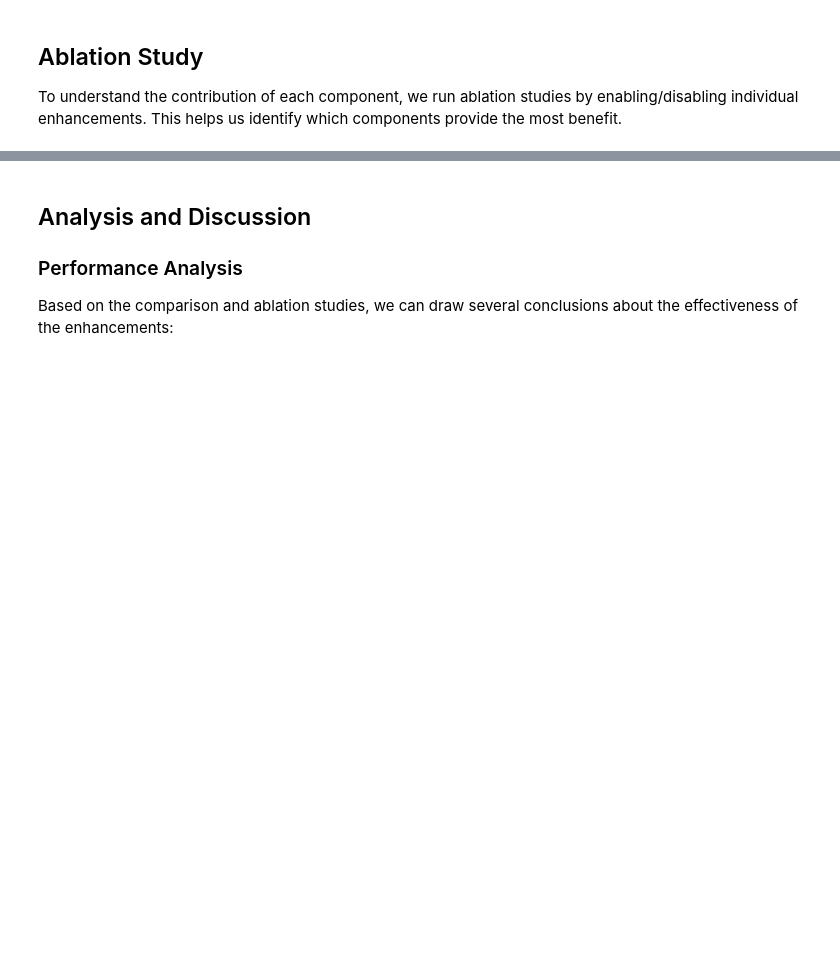
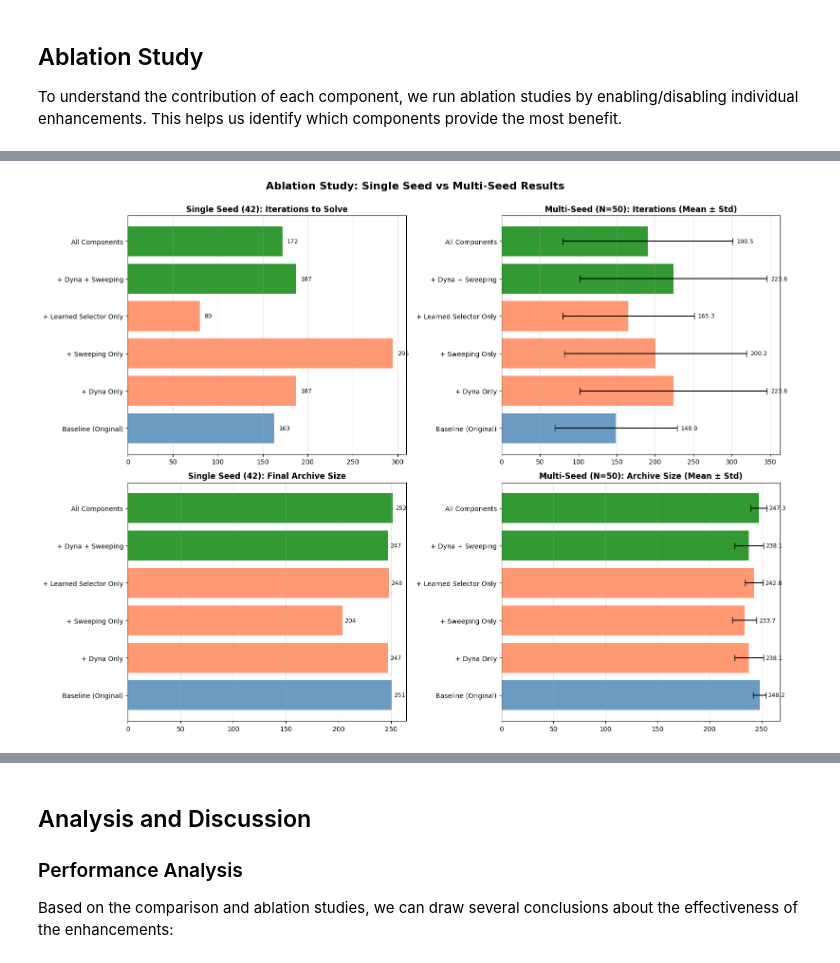
Before and after one commit to anthonyvnguyen/go-explore-mv, a Jupyter notebook: go_explore_enhanced.ipynb, the cells around one changed output, grey strips where cells are left out. Saved outputs shown, nothing was run; the diff lists cells and outputs as text; code cells hidden in the pictures; blank space fills up the shorter version.

```diff
--- a/go_explore_enhanced.ipynb
+++ b/go_explore_enhanced.ipynb
@@ -1093,6 +1244,8 @@ for name, config in configs:
     np.random.seed(42)
     torch.manual_seed(42)
     env_ab = gym.make('FrozenLake-v1', desc=env_map, is_slippery=False, render_mode=None)
+    env_ab.reset(seed=42)
+    env_ab.action_space.seed(42)
 
     if name == 'Baseline (Original)':
         arch, hist = go_explore_phase1(env_ab, max_iterations=500, k_explore=10)
@@ -1100,7 +1253,7 @@ for name, config in configs:
             'solved_iteration': hist['solved_iteration'],
             'final_size': len(arch),
             'max_reward': hist['max_reward'][-1],
-            'cells_at_solve': hist['cells_discovered'][hist['solved_iteration']] if hist['solved_iteration'] else None
+            'cells_at_solve': hist['cells_discovered'][hist['iterations'].index(hist['solved_iteration'])] if hist['solved_iteration'] in hist.get('iterations', []) else None
         }
     else:
         arch, hist, _, _, _ = go_explore_phase1_enhanced(env_ab, max_iterations=500, k_explore=10, **config)
@@ -1108,7 +1261,7 @@ for name, config in configs:
             'solved_iteration': hist['solved_iteration'],
             'final_size': len(arch),
             'max_reward': hist['max_reward'][-1],
-            'cells_at_solve': hist['cells_discovered'][hist['solved_iteration']] if hist['solved_iteration'] else None
+            'cells_at_solve': hist['cells_discovered'][hist['iterations'].index(hist['solved_iteration'])] if hist['solved_iteration'] in hist.get('iterations', []) else None
         }
 
     print(f"  Solved: {results_ablation[name]['solved_iteration']}, "
@@ -1120,44 +1379,70 @@ print("="*70)
 # %%
-# Visualize Ablation Results
-fig, axes = plt.subplots(1, 2, figsize=(15, 6))
+# Visualization: Single-Seed vs Multi-Seed Comparison
 
+# Prepare data
 config_names = list(results_ablation.keys())
-solved_iters = [results_ablation[n]['solved_iteration'] if results_ablation[n]['solved_iteration'] else 500
-                for n in config_names]
-final_sizes = [results_ablation[n]['final_size'] for n in config_names]
+single_solved = [results_ablation[n]['solved_iteration'] if results_ablation[n]['solved_iteration'] else 500 for n in config_names]
+multi_solved_mean = [results_ablation_multi[n]['solved_iteration_mean'] for n in config_names]
+multi_solved_std = [results_ablation_multi[n]['solved_iteration_std'] for n in config_names]
 
-# Plot 1: Iterations to Solve
-colors = ['steelblue' if 'Baseline' in n else 'coral' if 'Only' in n else 'green'
-          for n in config_names]
-bars1 = axes[0].barh(config_names, solved_iters, color=colors, alpha=0.8)
-axes[0].set_xlabel('Iterations to Solve (or 500 if not solved)', fontsize=12)
-axes[0].set_title('Ablation Study: Iterations to Solve', fontsize=14, fontweight='bold')
-axes[0].grid(True, alpha=0.3, axis='x')
-# Add value labels on bars
-for i, (bar, val) in enumerate(zip(bars1, solved_iters)):
-    axes[0].text(val + 5, i, str(val), va='center', fontsize=9)
+single_final = [results_ablation[n]['final_size'] for n in config_names]
+multi_final_mean = [results_ablation_multi[n]['final_size_mean'] for n in config_names]
+multi_final_std = [results_ablation_multi[n]['final_size_std'] for n in config_names]
 
-# Plot 2: Final Archive Size
-bars2 = axes[1].barh(config_names, final_sizes, color=colors, alpha=0.8)
-axes[1].set_xlabel('Final Archive Size', fontsize=12)
-axes[1].set_title('Ablation Study: Final Archive Size', fontsize=14, fontweight='bold')
-axes[1].grid(True, alpha=0.3, axis='x')
-# Add value labels on bars
-for i, (bar, val) in enumerate(zip(bars2, final_sizes)):
-    axes[1].text(val + 2, i, str(val), va='center', fontsize=9)
+# Create plots
+fig, axes = plt.subplots(2, 2, figsize=(16, 12))
+fig.suptitle('Ablation Study: Single Seed vs Multi-Seed Results', fontsize=16, fontweight='bold')
+
+colors = ['steelblue' if 'Baseline' in n else 'coral' if 'Only' in n else 'green' for n in config_names]
+
+# Plot 1: Iterations (Single Seed)
+bars1 = axes[0, 0].barh(config_names, single_solved, color=colors, alpha=0.8)
+axes[0, 0].set_title('Single Seed (42): Iterations to Solve', fontsize=12, fontweight='bold')
+axes[0, 0].grid(True, alpha=0.3, axis='x')
+for i, v in enumerate(single_solved):
+    axes[0, 0].text(v + 5, i, str(v), va='center', fontsize=9)
+
+# Plot 2: Iterations (Multi-Seed)
+bars2 = axes[0, 1].barh(config_names, multi_solved_mean, xerr=multi_solved_std, color=colors, alpha=0.8, capsize=5)
+axes[0, 1].set_title(f'Multi-Seed (N={NUM_ABLATION_SEEDS}): Iterations (Mean ± Std)', fontsize=12, fontweight='bold')
+axes[0, 1].grid(True, alpha=0.3, axis='x')
+for i, v in enumerate(multi_solved_mean):
+    axes[0, 1].text(v + multi_solved_std[i] + 5, i, f"{v:.1f}", va='center', fontsize=9)
+
+# Plot 3: Final Archive Size (Single Seed)
+bars3 = axes[1, 0].barh(config_names, single_final, color=colors, alpha=0.8)
+axes[1, 0].set_title('Single Seed (42): Final Archive Size', fontsize=12, fontweight='bold')
+axes[1, 0].grid(True, alpha=0.3, axis='x')
+for i, v in enumerate(single_final):
+    axes[1, 0].text(v + 2, i, str(v), va='center', fontsize=9)
+
+# Plot 4: Final Archive Size (Multi-Seed)
+bars4 = axes[1, 1].barh(config_names, multi_final_mean, xerr=multi_final_std, color=colors, alpha=0.8, capsize=5)
+axes[1, 1].set_title(f'Multi-Seed (N={NUM_ABLATION_SEEDS}): Archive Size (Mean ± Std)', fontsize=12, fontweight='bold')
+axes[1, 1].grid(True, alpha=0.3, axis='x')
+for i, v in enumerate(multi_final_mean):
+    axes[1, 1].text(v + multi_final_std[i] + 2, i, f"{v:.1f}", va='center', fontsize=9)
 
 plt.tight_layout()
+plt.subplots_adjust(top=0.92)
 plt.show()
 
-# Print Ablation Summary
-print("\n" + "="*70)
-print("ABLATION STUDY SUMMARY")
-print("="*70)
+# Print Summary Table
+print("\n" + "="*100)
+print(f"{'CONFIGURATION':<30} | {'SINGLE SEED (42)':<25} | {'MULTI-SEED (MEAN ± STD)':<35}")
+print("="*100)
+print(f"{'':<30} | {'Iterations':<12} {'Archive':<10} | {'Iterations':<18} {'Archive':<15}")
+print("-"*100)
+
 for name in config_names:
-    r = results_ablation[name]
-    print(f"\n{name}:")
-    print(f"  Iterations to solve: {r['solved_iteration'] if r['solved_iteration'] else 'Not solved'}")
-    print(f"  Final archive size: {r['final_size']}")
-    print(f"  Max reward: {r['max_reward']:.2f}")
-    if r['cells_at_solve']:
-        print(f"  Cells at solve: {r['cells_at_solve']}")
+    s_iter = single_solved[config_names.index(name)]
+    s_arch = single_final[config_names.index(name)]
+    m_iter = results_ablation_multi[name]['solved_iteration_mean']
+    m_iter_std = results_ablation_multi[name]['solved_iteration_std']
+    m_arch = results_ablation_multi[name]['final_size_mean']
+    m_arch_std = results_ablation_multi[name]['final_size_std']
+
+    print(f"{name:<30} | {s_iter:<12} {s_arch:<10} | {m_iter:>6.1f} ± {m_iter_std:<9.1f} {m_arch:>6.1f} ± {m_arch_std:<6.1f}")
+print("="*100)
+# %% [output]
+[figure, added]
```
Also changed, not shown: parts of 20 cells of this notebook, 1 other file.
